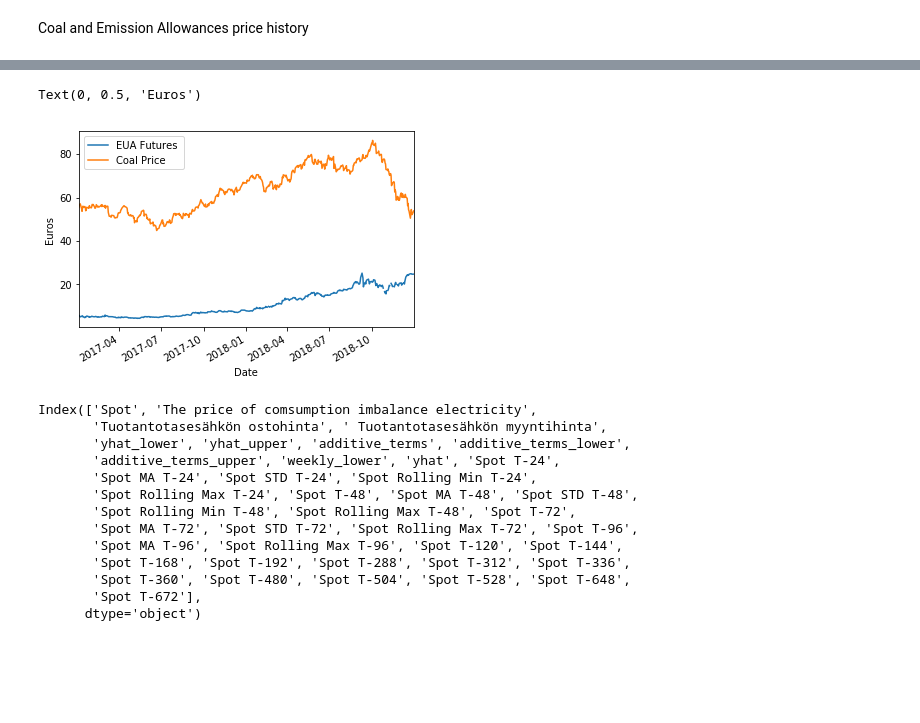
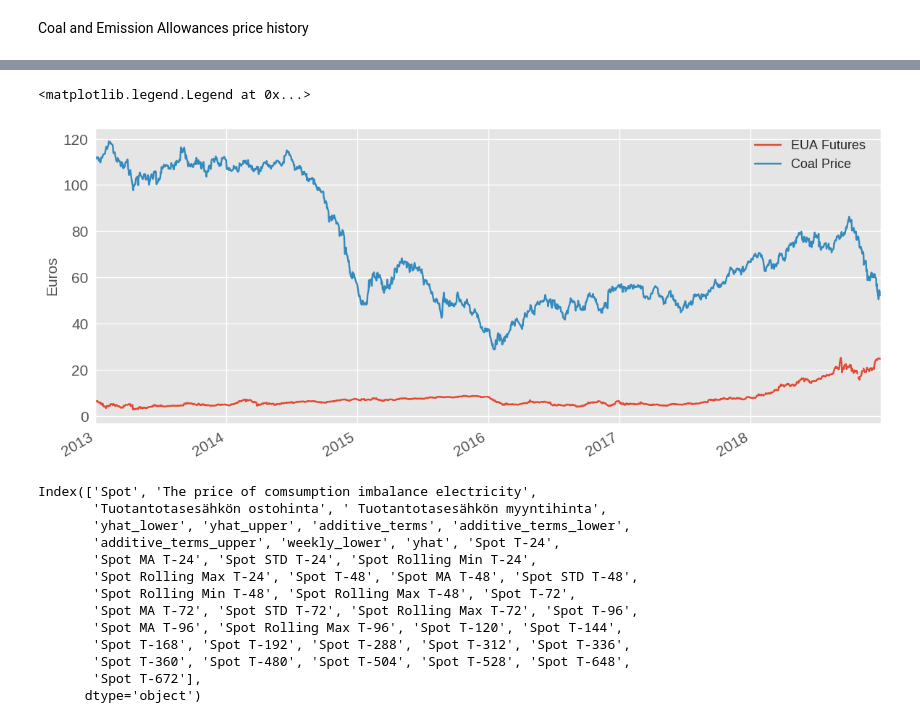
Before and after one commit to Cadax/nordpool-spot-price, a Jupyter notebook: notebooks/Feature_Engineering.ipynb, the cells around one changed output, grey strips where cells are left out. Cells and saved outputs as stored; diff of their text form; code cells hidden in the pictures; blank space fills up the shorter version.

```diff
--- a/notebooks/Feature_Engineering.ipynb
+++ b/notebooks/Feature_Engineering.ipynb
@@ -2,8 +2,13 @@
 import pandas as pd
 import numpy as np
 import os
+import matplotlib.pyplot as plt
 combined_df = pd.read_pickle('../scripts/data/combined_df.pickle')
-# a summary of feature engineering methods
-# https://alphascientist.com/feature_engineering.html
+
+def set_ax_font(ax,size):
+    for item in ([ax.title, ax.xaxis.label, ax.yaxis.label] +
+                 ax.get_xticklabels() + ax.get_yticklabels()):
+        item.set_fontsize(size)
+    return ax
 # %% [markdown]
 Functions to load data to dataframe from different datasets
@@ -881,9 +902,13 @@ Text(0, 0.5, 'Euros')
 # %%
-ax = coal_df['2016':].plot(figsize=(14,6))
+plt.style.use('ggplot')
+ax = coal_df.plot(figsize=(14,6))
 ax.set_ylabel("Euros")
+ax.set_xlabel("")
+ax = set_ax_font(ax,15)
+plt.legend(prop={'size': 13})
 # %% [output]
-Text(0, 0.5, 'Euros')
+<matplotlib.legend.Legend at 0x...>
-[figure, old version]
+[figure, new version]
 # %%
 df = pd.read_pickle('combined_df_stripped.pickle')
 df.columns
```
Also changed, not shown: parts of 43 cells of this notebook, 11 other files.
